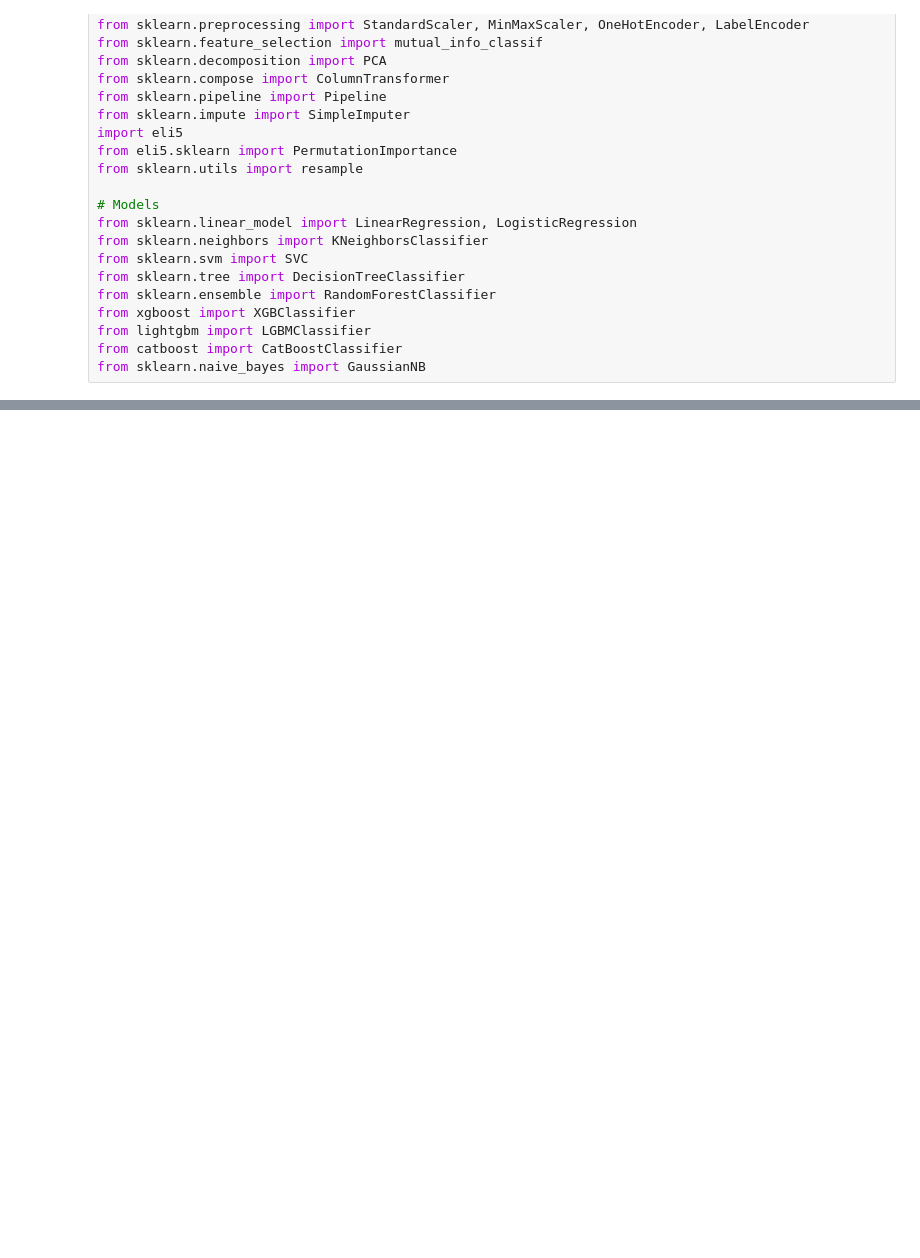
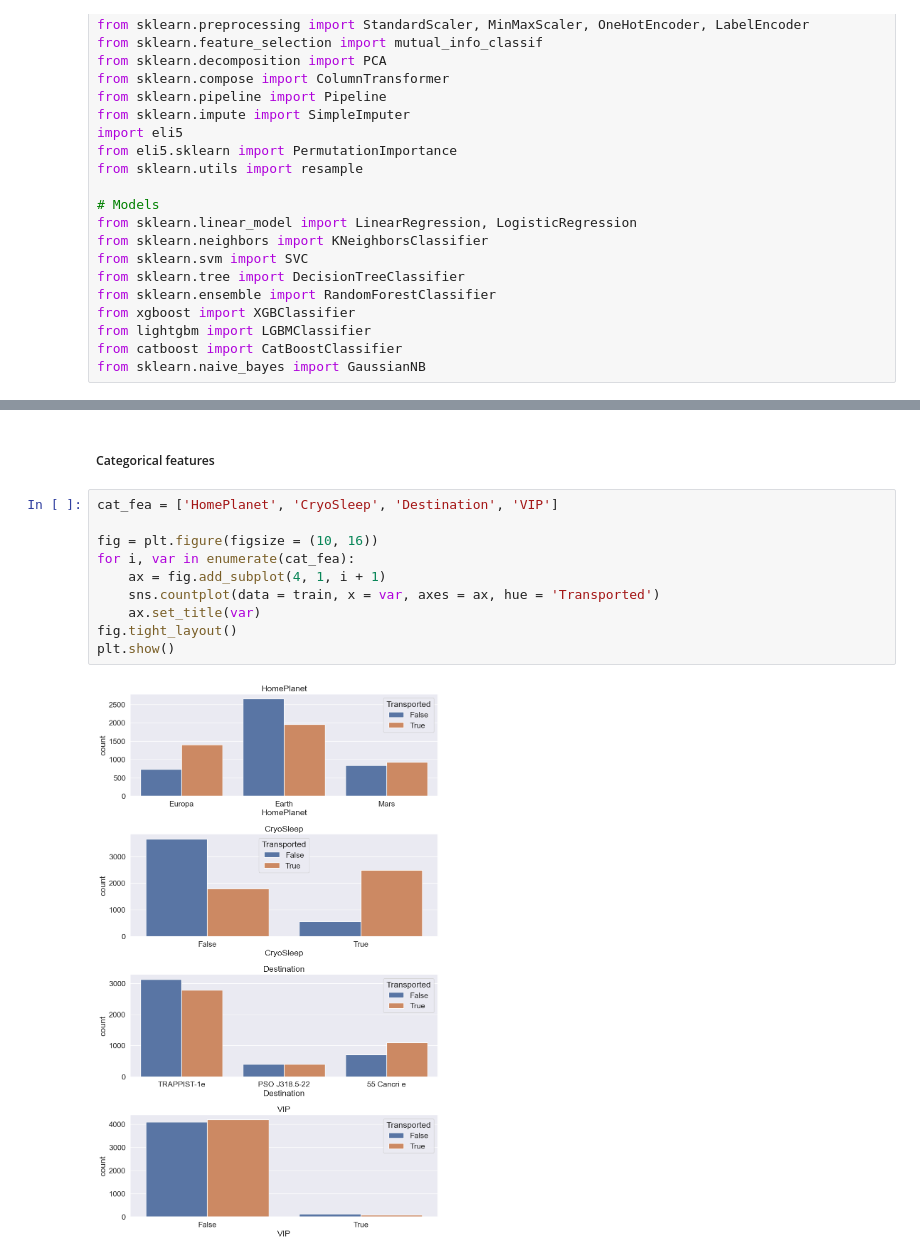
Before and after one commit to PdAlbedo/Spaceship_Titanic, a Jupyter notebook: Spaceship_Practice_Guide.ipynb, the cells around one changed output, grey strips where cells are left out. Drawn from its saved outputs; the diff is of its cells as text; blank space fills up the shorter version.

```diff
--- a/Spaceship_Practice_Guide.ipynb
+++ b/Spaceship_Practice_Guide.ipynb
@@ -36,0 +195,14 @@ from sklearn.naive_bayes import GaussianNB
+# %% [markdown]
+##### Categorical features
+# %%
+cat_fea = ['HomePlanet', 'CryoSleep', 'Destination', 'VIP']
+
+fig = plt.figure(figsize = (10, 16))
+for i, var in enumerate(cat_fea):
+    ax = fig.add_subplot(4, 1, i + 1)
+    sns.countplot(data = train, x = var, axes = ax, hue = 'Transported')
+    ax.set_title(var)
+fig.tight_layout()
+plt.show()
+# %% [output]
+[figure, added]
```
Also changed, not shown: parts of 41 cells of this notebook.
